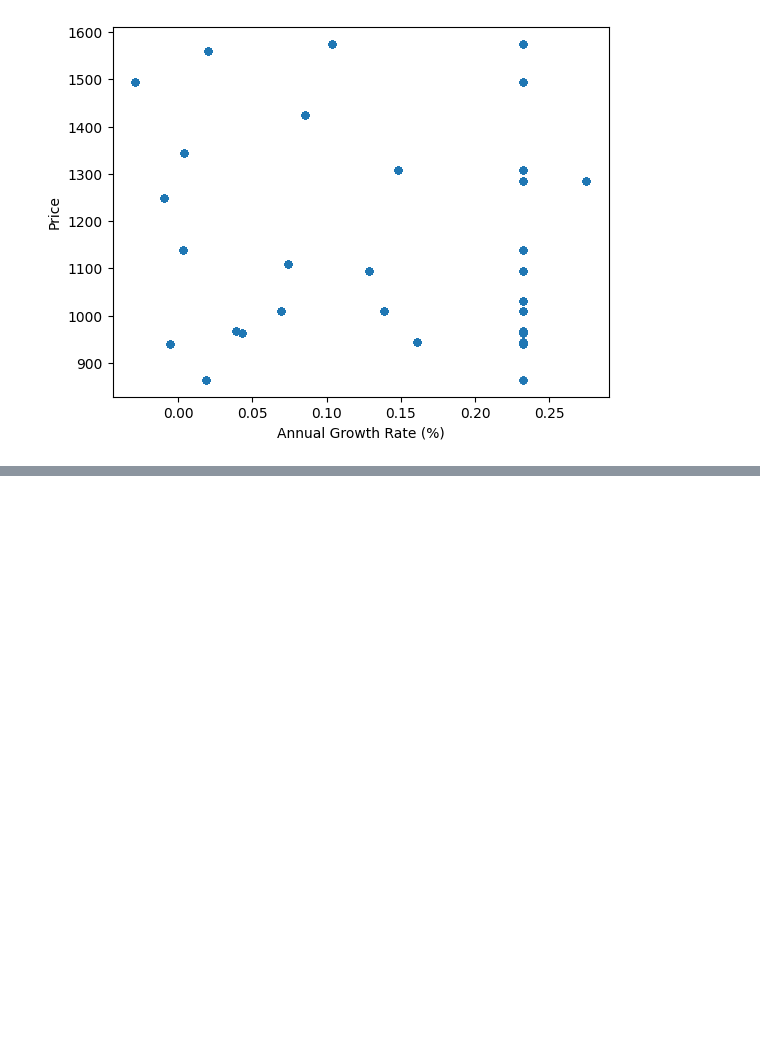
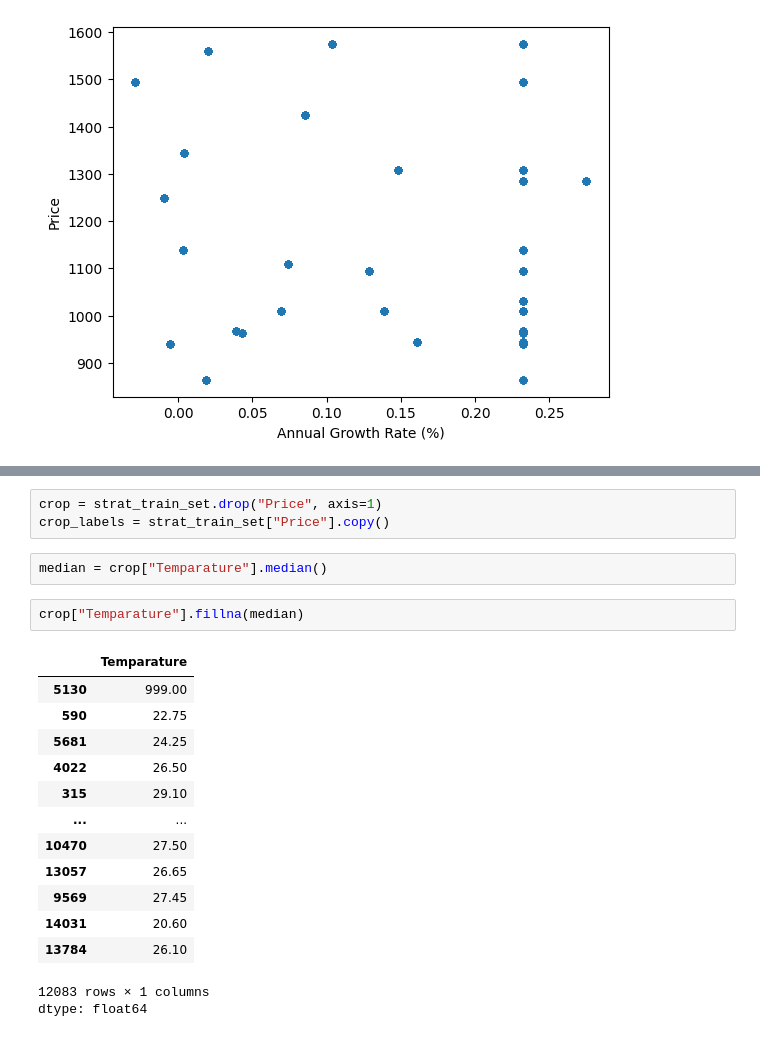
Before and after one commit to AbhiramChandra111/CROP-PRICE-PREDICTION, a Jupyter notebook: MINI_PROJECT.ipynb, the cells around one changed output, grey strips where cells are left out. Drawn from its saved outputs; the diff is of its cells as text; blank space fills up the shorter version.

```diff
--- a/MINI_PROJECT.ipynb
+++ b/MINI_PROJECT.ipynb
@@ -212,0 +224,22 @@ crop.plot(kind="scatter", x="Annual Growth Rate (%)", y="Price", alpha=0.8)
+# %%
+crop = strat_train_set.drop("Price", axis=1)
+crop_labels = strat_train_set["Price"].copy()
+# %%
+median = crop["Temparature"].median()
+# %%
+crop["Temparature"].fillna(median)
+# %% [output]
+|  | Temparature |
+| 5130 | 999.00 |
+| 590 | 22.75 |
+| 5681 | 24.25 |
+| 4022 | 26.50 |
+| 315 | 29.10 |
+| ... | ... |
+| 10470 | 27.50 |
+| 13057 | 26.65 |
+| 9569 | 27.45 |
+| 14031 | 20.60 |
+| 13784 | 26.10 |
+12083 rows × 1 columns
+dtype: float64
```
Also changed, not shown: parts of 5 cells of this notebook.
